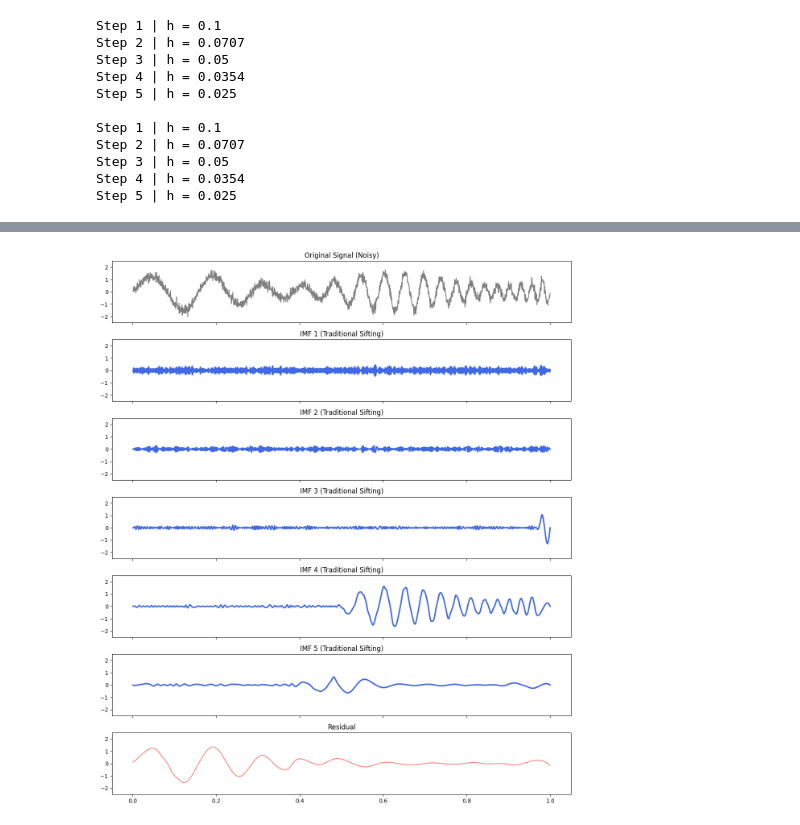
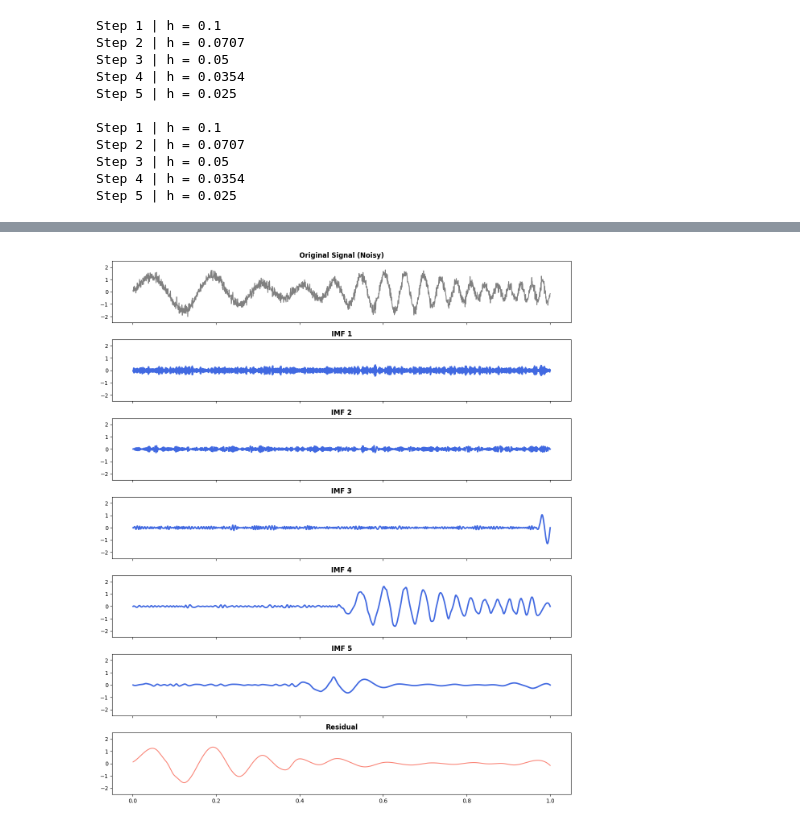
Before and after one commit to QuantLet/A_New_EMD_Approach, a Jupyter notebook: 03 Local Median Approach/20260130 EMD Local Median David.ipynb, the cells around one changed output, grey strips where cells are left out. Saved outputs shown, nothing was run; the diff lists cells and outputs as text; code cells hidden in the pictures.

```diff
--- a/03 Local Median Approach/20260130 EMD Local Median David.ipynb
+++ b/03 Local Median Approach/20260130 EMD Local Median David.ipynb
@@ -228,21 +228,22 @@ n_layers = len(components)
 fig, axes = plt.subplots(n_layers + 2, 1, figsize=(12, 2 * (n_layers + 2)), sharex=True)
 
 axes[0].plot(x, y_noisy, color='gray', linewidth=1.5)
-axes[0].set_title("Original Market Cap (Hourly)")
+axes[0].set_title("Original", fontweight='bold')
 axes[0].set_ylim(-2.5, 2.5)
 
 current_h = h_start
 for i in range(n_layers):
     axes[i+1].plot(x, components[i], color='royalblue', linewidth=2.5)
-    axes[i+1].set_title(f"IMF {i+1} - h = {current_h * n:.0f} hours ({current_h:.3f})")
+    axes[i+1].set_title(f"IMF {i+1} - h = {current_h * n:.0f} hours ({current_h:.3f})", fontweight='bold')
     axes[i+1].set_ylim(-2.5, 2.5)
     current_h /= a_val
 
-axes[-1].plot(x, final_resid, color='salmon', linewidth=1.5)
-axes[-1].set_title(f"Residual")
+axes[-1].plot(x, final_resid, color='salmon', linewidth=2)
+axes[-1].set_title(f"Residual", fontweight='bold')
 axes[-1].set_ylim(-2.5, 2.5)
 
 plt.tight_layout()
+plt.savefig("EMD_New.png", dpi=144, transparent=True)
 plt.show()
 # %% [output]
 Step 1 | h = 0.1000
@@ -254,23 +255,24 @@ Step 5 | h = 0.0250
 # %%
 imfs, final_resid = traditional_emd(y_noisy, x)
 
 n_layers = len(imfs)
 fig, axes = plt.subplots(n_layers + 2, 1, figsize=(12, 2 * (n_layers + 2)), sharex=True)
 
 axes[0].plot(x, y_noisy, color='gray', linewidth=1.5)
-axes[0].set_title("Original Signal (Noisy)")
+axes[0].set_title("Original Signal (Noisy)", fontweight='bold')
 axes[0].set_ylim(-2.5, 2.5)
 
 for i in range(n_layers):
     axes[i+1].plot(x, imfs[i], color='royalblue', linewidth=2.5)
-    axes[i+1].set_title(f"IMF {i+1} (Traditional Sifting)")
+    axes[i+1].set_title(f"IMF {i+1}", fontweight='bold')
     axes[i+1].set_ylim(-2.5, 2.5)
 
 axes[-1].plot(x, final_resid, color='salmon', linewidth=1.5)
-axes[-1].set_title(f"Residual")
+axes[-1].set_title(f"Residual", fontweight='bold')
 axes[-1].set_ylim(-2.5, 2.5)
 
 plt.tight_layout()
+plt.savefig("EMD_Traditional.png", dpi=144, transparent=True)
 plt.show()
 # %% [output]
-[figure, old version]
+[figure, new version]
```
Also changed, not shown: parts of 1 cell of this notebook, 3 other files.
